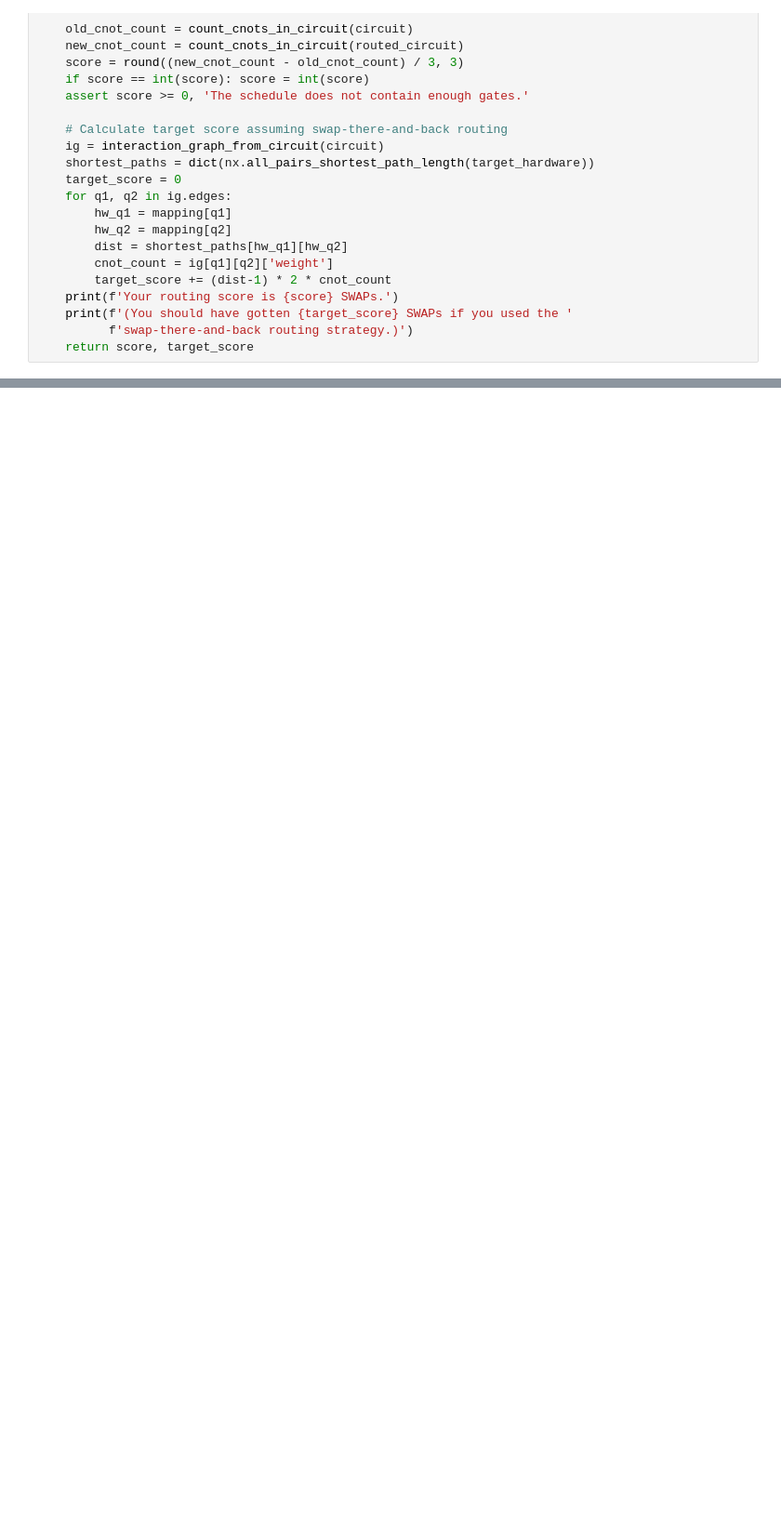
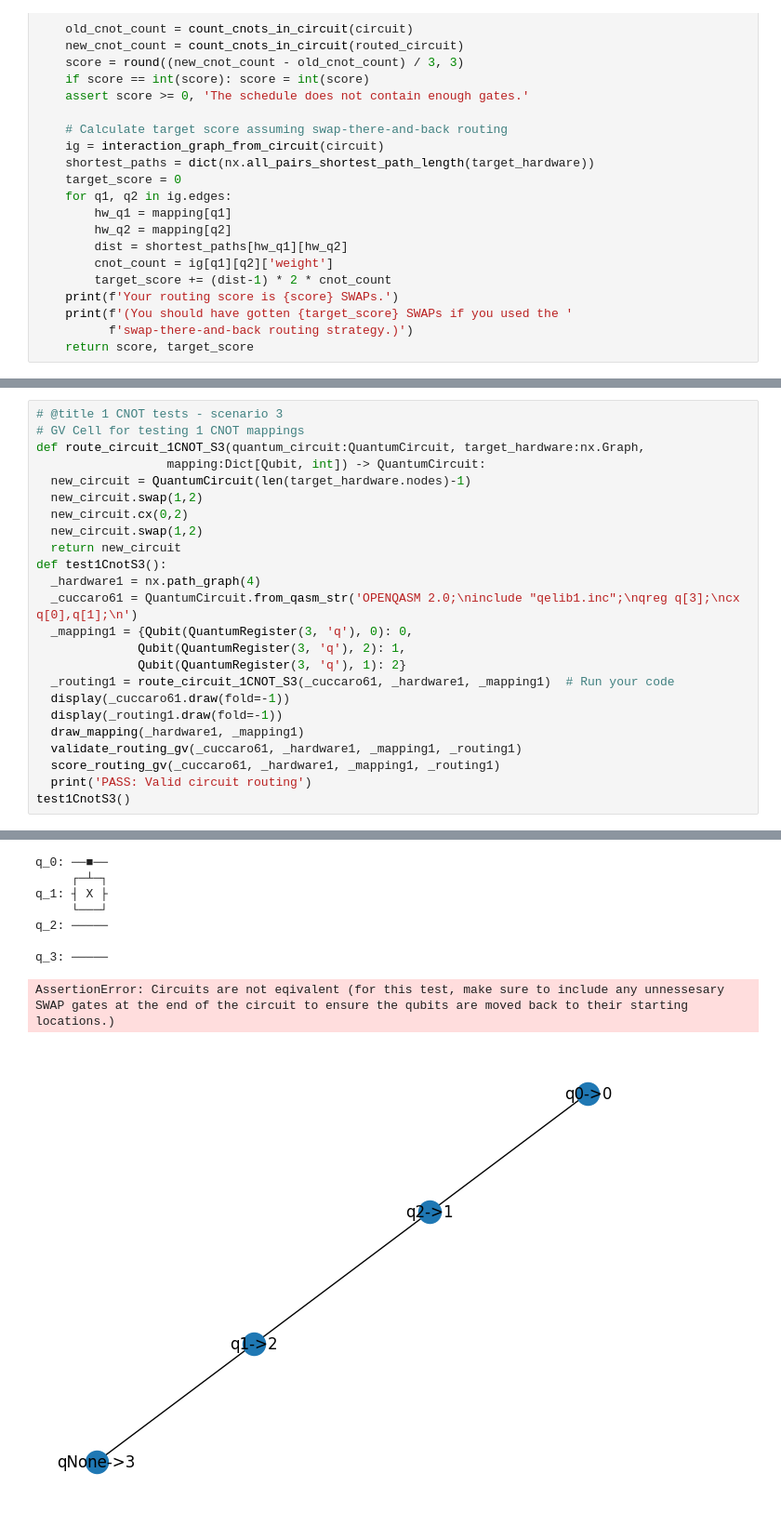
Before and after one commit to giriragav/UChicago---QCSD, a Jupyter notebook: lab6_routing.ipynb, the cells around one changed output, grey strips where cells are left out. Shown at 93% size. Saved outputs shown, nothing was run; the diff lists cells and outputs as text; blank space fills up the shorter version.

Commit message:
Created 1 CNOT test scenarios

```diff
--- a/lab6_routing.ipynb
+++ b/lab6_routing.ipynb
@@ -394,0 +394,25 @@ PASS: Valid circuit routing
+# %%
+# @title 1 CNOT tests - scenario 3
+# GV Cell for testing 1 CNOT mappings
+def route_circuit_1CNOT_S3(quantum_circuit:QuantumCircuit, target_hardware:nx.Graph,
+                  mapping:Dict[Qubit, int]) -> QuantumCircuit:
+  new_circuit = QuantumCircuit(len(target_hardware.nodes)-1)
+  new_circuit.swap(1,2)
+  new_circuit.cx(0,2)
+  new_circuit.swap(1,2)
+  return new_circuit
+def test1CnotS3():
+  _hardware1 = nx.path_graph(4)
+  _cuccaro61 = QuantumCircuit.from_qasm_str('OPENQASM 2.0;\ninclude "qelib1.inc";\nqreg q[3];\ncx q[0],q[1];\n')
+  _mapping1 = {Qubit(QuantumRegister(3, 'q'), 0): 0,
+              Qubit(QuantumRegister(3, 'q'), 2): 1,
+              Qubit(QuantumRegister(3, 'q'), 1): 2}
+  _routing1 = route_circuit_1CNOT_S3(_cuccaro61, _hardware1, _mapping1)  # Run your code
+  display(_cuccaro61.draw(fold=-1))
+  display(_routing1.draw(fold=-1))
+  draw_mapping(_hardware1, _mapping1)
+  validate_routing_gv(_cuccaro61, _hardware1, _mapping1, _routing1)
+  score_routing_gv(_cuccaro61, _hardware1, _mapping1, _routing1)
+  print('PASS: Valid circuit routing')
+test1CnotS3()
+# %% [output]
@@ -394,0 +448,9 @@ PASS: Valid circuit routing
+q_0: ──■──
+     ┌─┴─┐
+q_1: ┤ X ├
+     └───┘
+q_2: ─────
+
+q_3: ─────
+AssertionError: Circuits are not eqivalent (for this test, make sure to include any unnessesary SWAP gates at the end of the circuit to ensure the qubits are moved back to their starting locations.)
+[figure, added]
```
Also changed, not shown: parts of 5 cells of this notebook.
